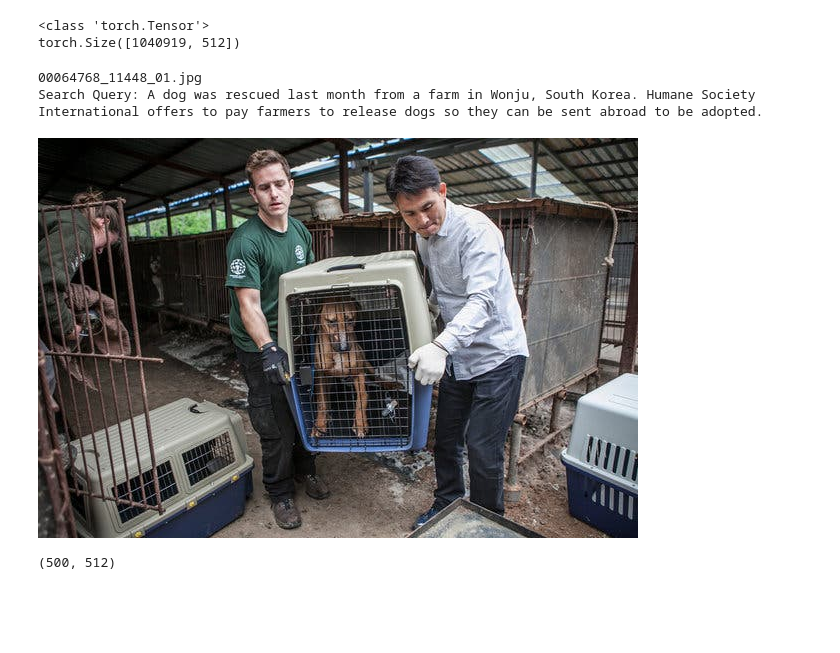
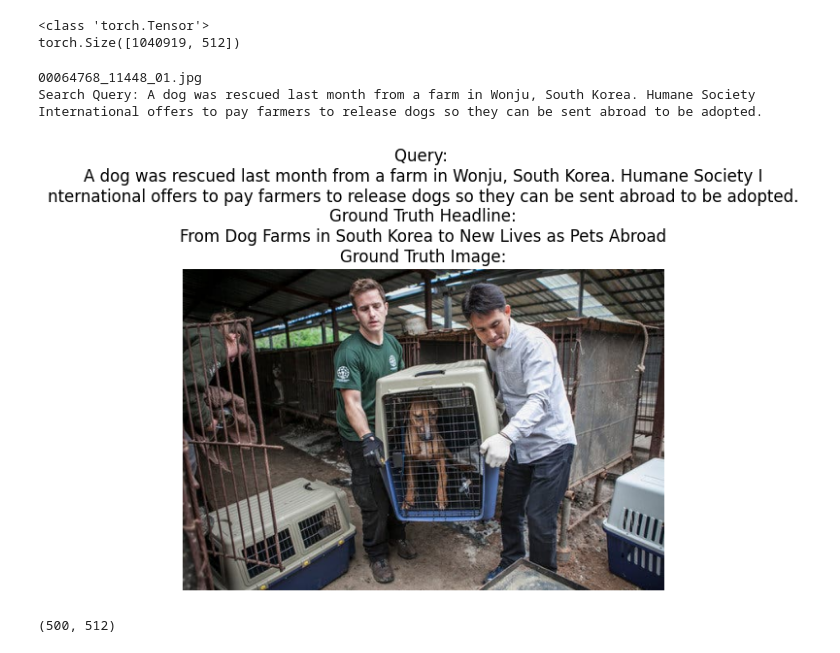
Before and after one commit to emerisly/cs6670, a Jupyter notebook: src/visualization.ipynb, the cells around one changed output. Saved outputs shown, nothing was run; the diff lists cells and outputs as text; code cells hidden in the pictures; blank space fills up the shorter version.

```diff
--- a/src/visualization.ipynb
+++ b/src/visualization.ipynb
@@ -26,22 +26,29 @@ dim = len(doc_lst)
 <class 'torch.Tensor'>
 torch.Size([1040919, 512])
 # %%
+import textwrap
+
 INDEX = 200
 
 data = doc_lst[INDEX]
 query = data["query"]
 candidate = data["candidates"][0]
 id = candidate["candidate_id"]
 image_path = candidate["image"]
 print(image_path)
 headline = candidate["headline"]
 print("Search Query:",query)
 img = Image.open("../data/image/"+image_path)
-display(img)
+# display(img)
+
+plt.imshow(img)
+plt.title("Query: \n"+query[:80]+"\n"+query[80:]+"\nGround Truth Headline:\n"+headline+"\nGround Truth Image:")
+plt.axis('off')
+plt.show()
 # %% [output]
 00064768_11448_01.jpg
 Search Query: A dog was rescued last month from a farm in Wonju, South Korea. Humane Society International offers to pay farmers to release dogs so they can be sent abroad to be adopted.
-[figure, old version]
+[figure, new version]
 # %%
 # Assuming 'data' is your 512-dimensional dataset, a numpy array with shape (number_of_samples, 512)
 # Replace this with your actual data
```
Also changed, not shown: parts of 4 cells of this notebook, 3 other files.
